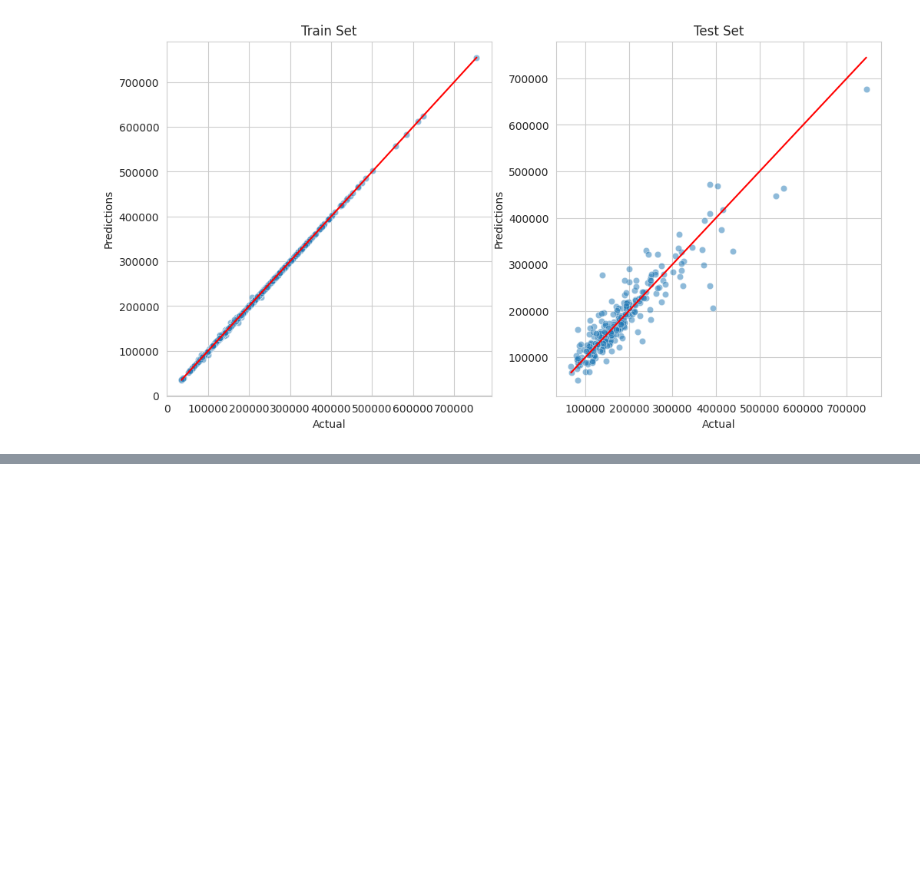
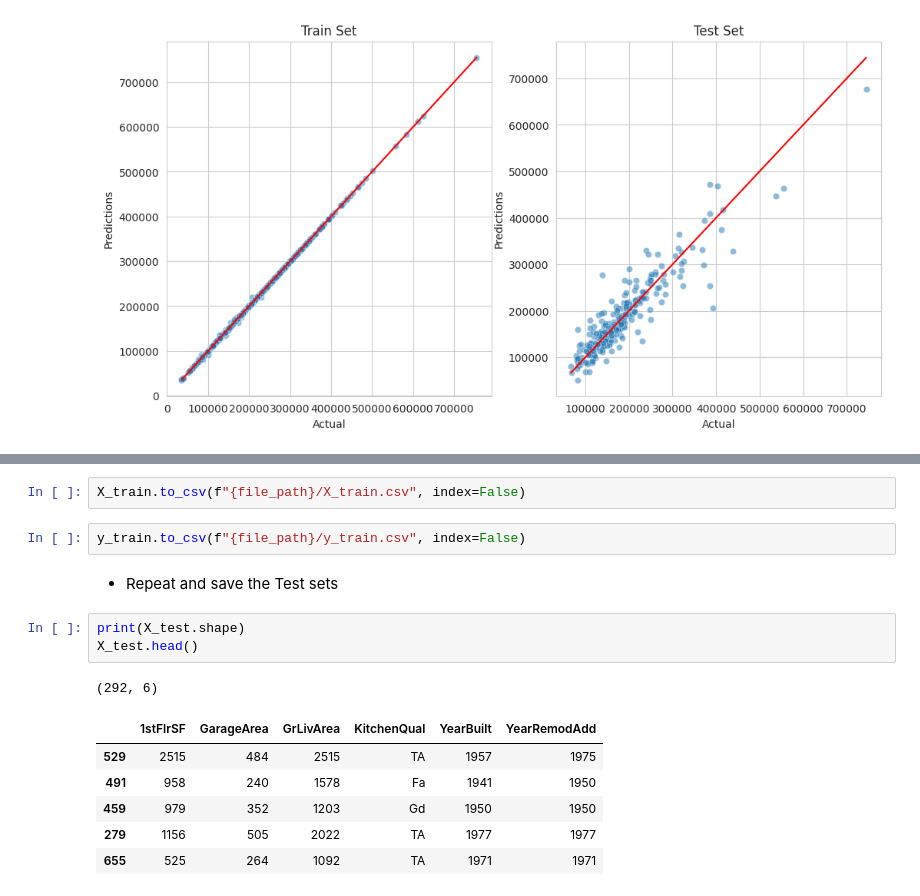
Before and after one commit to GeorgeOsborn97/CI-Project-5-Predictive-Analytics, a Jupyter notebook: jupyter_notebooks/05 - Model and Evaluation - Predict Sales Price.ipynb, the cells around one changed output, grey strips where cells are left out. Cells and saved outputs as stored; diff of their text form; blank space fills up the shorter version.

```diff
--- a/jupyter_notebooks/05 - Model and Evaluation - Predict Sales Price.ipynb
+++ b/jupyter_notebooks/05 - Model and Evaluation - Predict Sales Price.ipynb
@@ -874,0 +908,17 @@ except Exception as e:
+# %%
+X_train.to_csv(f"{file_path}/X_train.csv", index=False)
+# %%
+y_train.to_csv(f"{file_path}/y_train.csv", index=False)
+# %% [markdown]
+* Repeat and save the Test sets
+# %%
+print(X_test.shape)
+X_test.head()
+# %% [output]
+(292, 6)
+|  | 1stFlrSF | GarageArea | GrLivArea | KitchenQual | YearBuilt | YearRemodAdd |
+| 529 | 2515 | 484 | 2515 | TA | 1957 | 1975 |
+| 491 | 958 | 240 | 1578 | Fa | 1941 | 1950 |
+| 459 | 979 | 352 | 1203 | Gd | 1950 | 1950 |
+| 279 | 1156 | 505 | 2022 | TA | 1977 | 1977 |
+| 655 | 525 | 264 | 1092 | TA | 1971 | 1971 |
```
Also changed, not shown: parts of 23 cells of this notebook, 7 other files.
